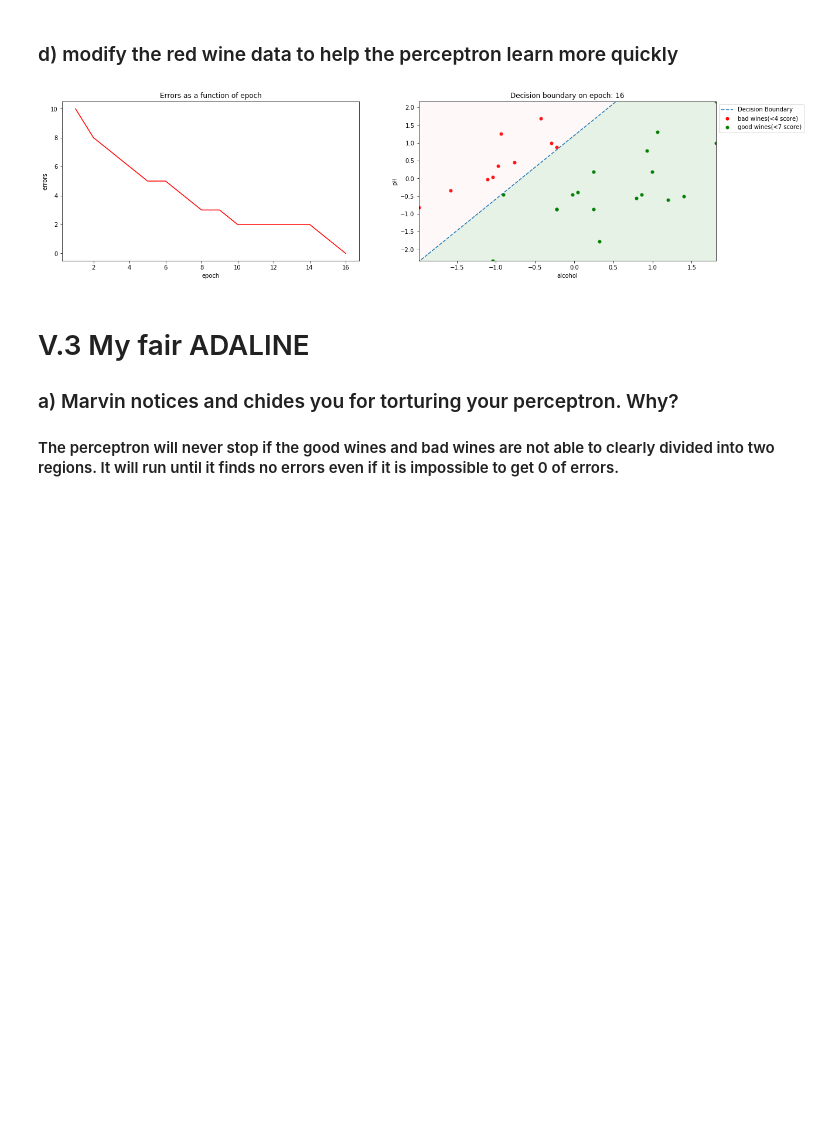
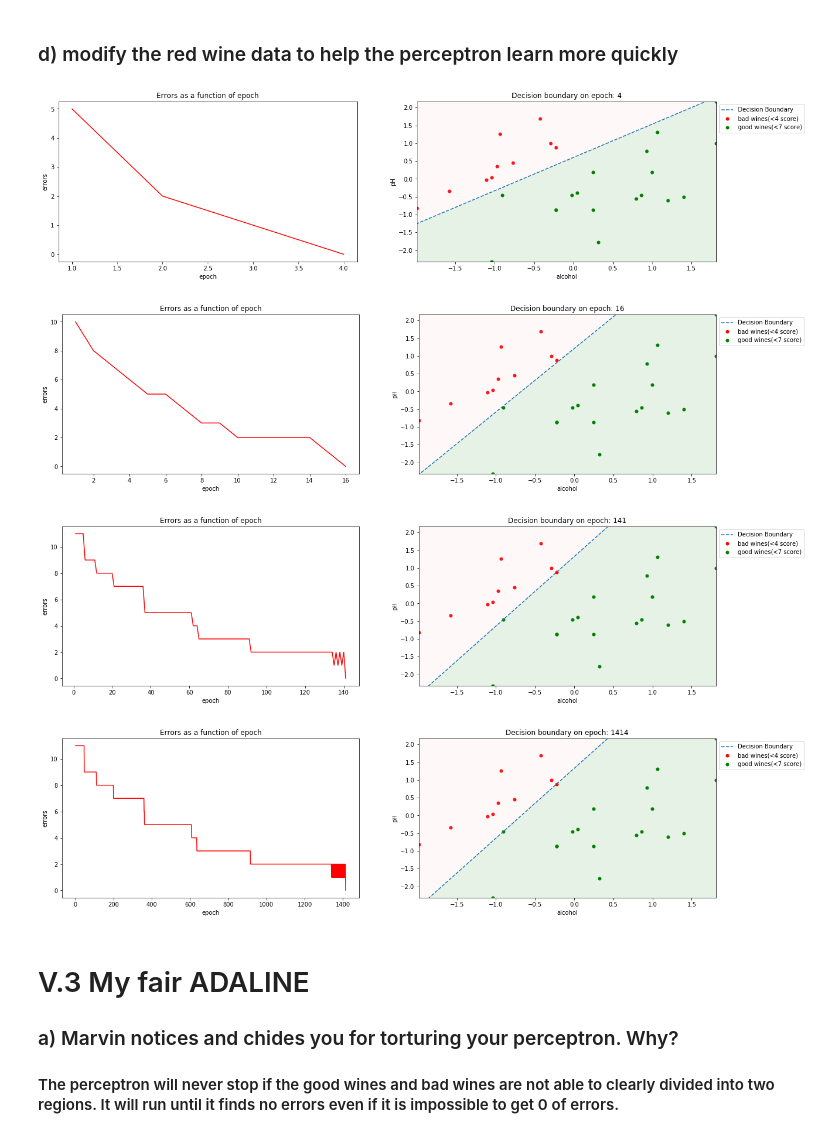
Before and after one commit to moonsonu/ft_sommelier, a Jupyter notebook: sommelier.ipynb, the cells around one changed output. Cells and saved outputs as stored; diff of their text form; code cells hidden in the pictures; blank space fills up the shorter version.

```diff
--- a/sommelier.ipynb
+++ b/sommelier.ipynb
@@ -175,5 +173,13 @@ def plot_performance(performance, wine_data, good_thresh, bad_thresh, epoch=-1,
     plt.show()
     if save_plot==True:
         plt.savefig('./performance.png')
+
+p = perceptron(eta=0.1, n_iter=0)
 plot_performance(p, 'winequality-red.csv', 8, 3,)
+p = perceptron(eta=0.01, n_iter=0)
+plot_performance(p, 'winequality-red.csv', 8, 3,)
+p = perceptron(eta=0.001, n_iter=0)
+plot_performance(p, 'winequality-red.csv', 8, 3,)
+p = perceptron(eta=0.0001, n_iter=0)
+plot_performance(p, 'winequality-red.csv', 8, 3,)
 # %% [output]
@@ -247,34 +256,45 @@ def plot_performance_per_std(performance, wine_data, good_thresh, bad_thresh, ep
                     y2_.append(y2)
     else:
         epoch = i[0]
         #i = data[p.n_iter - 1]
         x2_ = range(int(xminVal), int(xmaxVal) + 1)
         for x2i in x2_:
             y2 = (-(i[3] / i[2][1]) / (i[3] / i[2][0])) * x2i + (-i[3] / i[2][1])
             y2_.append(y2)
     plt.subplot(121)
     plt.plot(x1_, y1_, color='red')
     plt.xlabel('epoch')
     plt.ylabel('errors')
     plt.title("Errors as a function of epoch")
     plt.subplot(122)
     plt.scatter(bad1, bad2, c = 'red', s = 25, label='bad wines(<{0} score)'.format(bad_thresh + 1))
     plt.scatter(good1, good2, c = 'green', s = 25, label='good wines(<{0} score)'.format(good_thresh - 1))
     plt.fill_between(x2_, y2_, ymaxVal, facecolor='pink', alpha=0.1)
     plt.fill_between(x2_, yminVal, y2_, facecolor='green', alpha=0.1)
     plt.plot(x2_, y2_, '--', label="Decision Boundary")
     plt.xlim([xminVal + 1, xmaxVal - 1])
     plt.ylim([yminVal + 1, ymaxVal - 1])
     plt.xlabel(df_data.columns[0])
     plt.ylabel(df_data.columns[1])
     plt.legend(bbox_to_anchor=(1., 1))
     plt.title("Decision boundary on epoch: %d"% epoch)
     plt.show()
     if save_plot==True:
         plt.savefig('./performance_per_std.png')
+
+p = perceptron(eta=0.1, n_iter=0)
 plot_performance_per_std(p, 'winequality-red.csv', 8, 3,)
+p = perceptron(eta=0.01, n_iter=0)
+plot_performance_per_std(p, 'winequality-red.csv', 8, 3,)
+p = perceptron(eta=0.001, n_iter=0)
+plot_performance_per_std(p, 'winequality-red.csv', 8, 3,)
+p = perceptron(eta=0.0001, n_iter=0)
+plot_performance_per_std(p, 'winequality-red.csv', 8, 3,)
 # %% [output]
-[figure, old version]
+[figure, new version]
+[figure, added]
+[figure, added]
+[figure, added]
 # %% [markdown]
 # V.3 My fair ADALINE
 ### a) Marvin notices and chides you for torturing your perceptron. Why?
```
Also changed, not shown: parts of 22 cells of this notebook.
